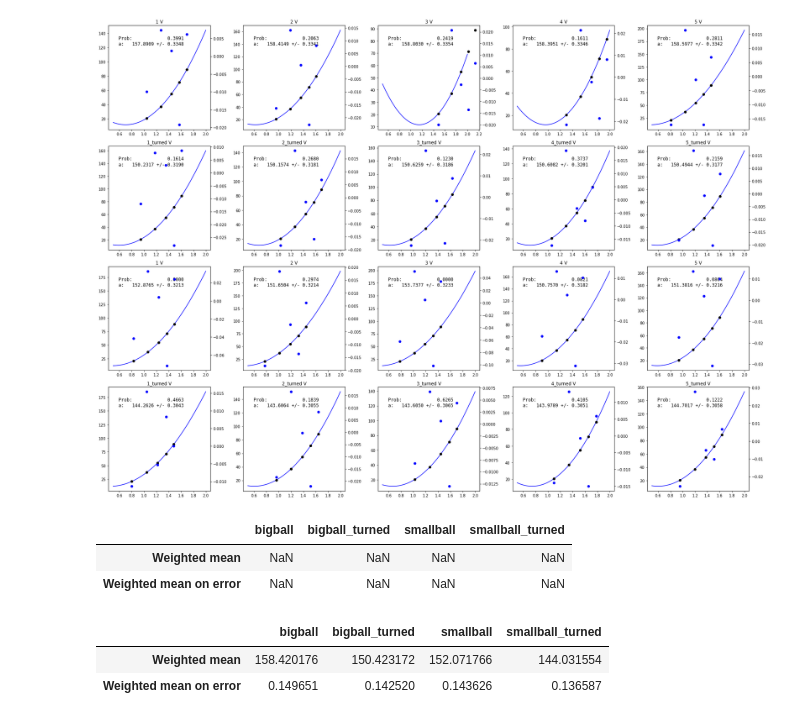
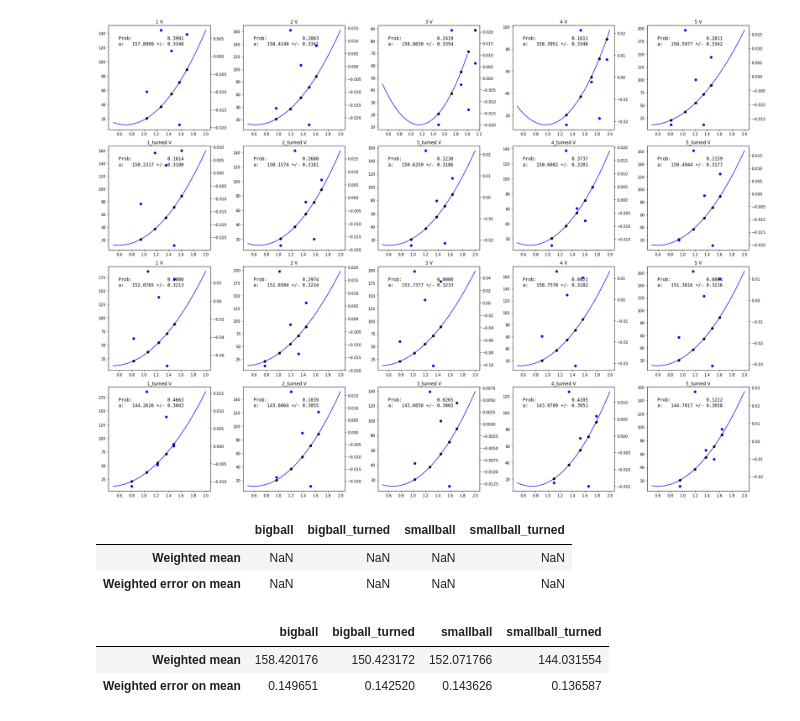
Before and after one commit to PhilKofoed/AppStat2022, a Jupyter notebook: Philip/Ballonincline/Balloninclineclac.ipynb, the cells around one changed output. Drawn from its saved outputs; the diff is of its cells as text; code cells hidden in the pictures.

```diff
--- a/Philip/Ballonincline/Balloninclineclac.ipynb
+++ b/Philip/Ballonincline/Balloninclineclac.ipynb
@@ -336,20 +323,20 @@ plt.savefig("test.png", dpi = 150)
 # %% [output]
 [figure]
 # %%
-a_dataframe = pd.DataFrame({"bigball": [np.nan, np.nan], "bigball_turned": [np.nan, np.nan], "smallball": [np.nan, np.nan], "smallball_turned": [np.nan, np.nan]}, index = ["Weighted mean", "Weighted mean on error"])
+a_dataframe = pd.DataFrame({"bigball": [np.nan, np.nan], "bigball_turned": [np.nan, np.nan], "smallball": [np.nan, np.nan], "smallball_turned": [np.nan, np.nan]}, index = ["Weighted mean", "Weighted error on mean"])
 display(a_dataframe)
 for data, name in zip([paramatrix_big, paramatrix_big_t, paramatrix_small, paramatrix_small_t], a_dataframe.columns):
     wm = weighted_mean(data[0, :], data[3, :])
     sigmam = weighted_error_on_mean(data[3, :])
     a_dataframe[name] = [wm, sigmam]
 display(a_dataframe)
 # %% [output]
 |  | bigball | bigball_turned | smallball | smallball_turned |
 | Weighted mean | NaN | NaN | NaN | NaN |
-| Weighted mean on error | NaN | NaN | NaN | NaN |
+| Weighted error on mean | NaN | NaN | NaN | NaN |
 |  | bigball | bigball_turned | smallball | smallball_turned |
 | Weighted mean | 158.420176 | 150.423172 | 152.071766 | 144.031554 |
-| Weighted mean on error | 0.149651 | 0.142520 | 0.143626 | 0.136587 |
+| Weighted error on mean | 0.149651 | 0.142520 | 0.143626 | 0.136587 |
 # %%
 print(tableparams.keys())
 # %% [output]
```
Also changed, not shown: parts of 10 cells of this notebook, 1 other file.
